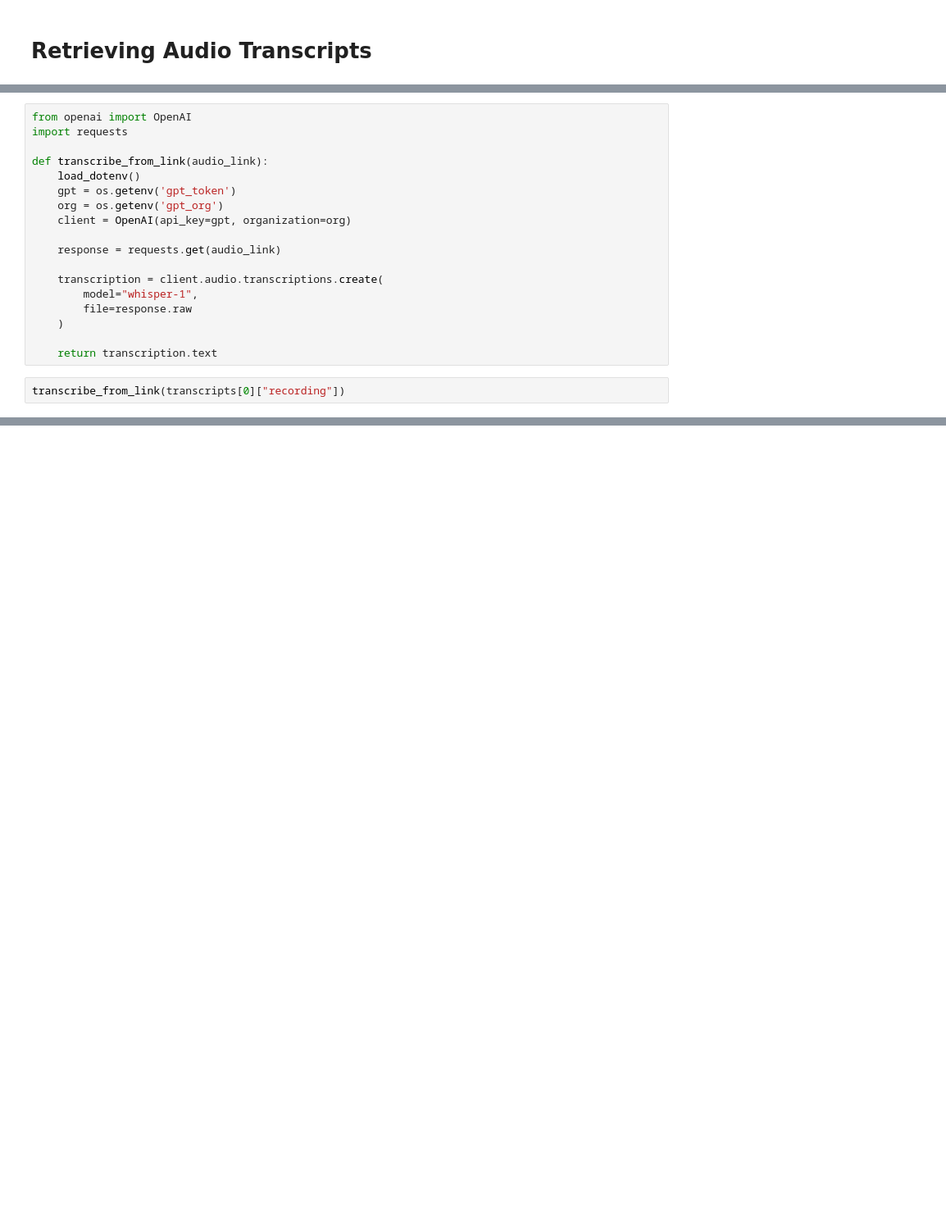
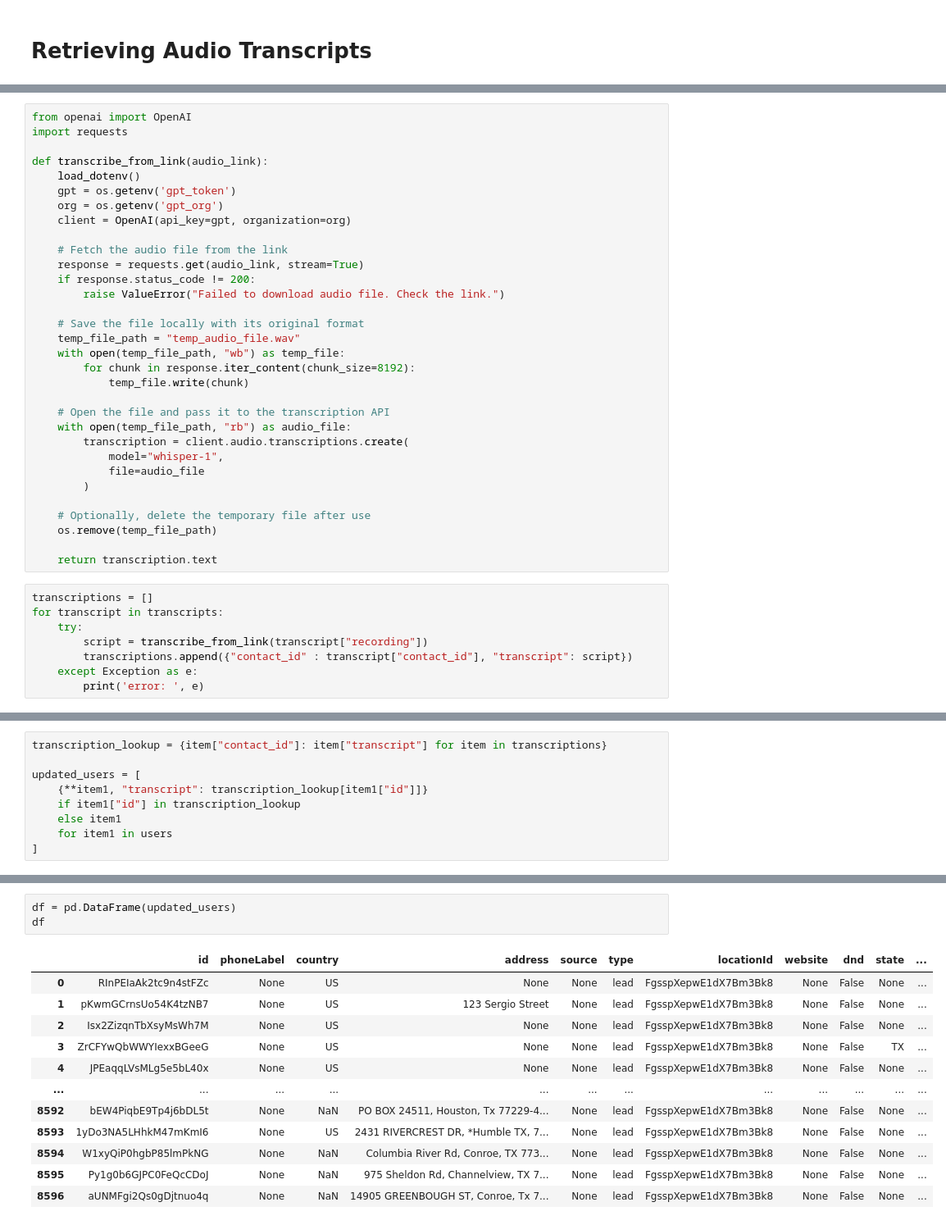
Before and after one commit to zamieabdullah/CallData, a Jupyter notebook: local/GHL.ipynb, the cells around one changed output, grey strips where cells are left out. Shown at 82% size. Cells and saved outputs as stored; diff of their text form; blank space fills up the shorter version.

```diff
--- a/local/GHL.ipynb
+++ b/local/GHL.ipynb
@@ -375,14 +375,34 @@ def transcribe_from_link(audio_link):
     org = os.getenv('gpt_org')
     client = OpenAI(api_key=gpt, organization=org)
 
-    response = requests.get(audio_link)
+    # Fetch the audio file from the link
+    response = requests.get(audio_link, stream=True)
+    if response.status_code != 200:
+        raise ValueError("Failed to download audio file. Check the link.")
 
-    transcription = client.audio.transcriptions.create(
-        model="whisper-1",
-        file=response.raw
-    )
+    # Save the file locally with its original format
+    temp_file_path = "temp_audio_file.wav"
+    with open(temp_file_path, "wb") as temp_file:
+        for chunk in response.iter_content(chunk_size=8192):
+            temp_file.write(chunk)
+
+    # Open the file and pass it to the transcription API
+    with open(temp_file_path, "rb") as audio_file:
+        transcription = client.audio.transcriptions.create(
+            model="whisper-1",
+            file=audio_file
+        )
+
+    # Optionally, delete the temporary file after use
+    os.remove(temp_file_path)
 
     return transcription.text
 # %%
-transcribe_from_link(transcripts[0]["recording"])
+transcriptions = []
+for transcript in transcripts:
+    try:
+        script = transcribe_from_link(transcript["recording"])
+        transcriptions.append({"contact_id" : transcript["contact_id"], "transcript": script})
+    except Exception as e:
+        print('error: ', e)
 # %% [output]
@@ -389,0 +434,9 @@ InternalServerError: Error code: 500 - {'error': {'message': 'Internal server er
+# %%
+transcription_lookup = {item["contact_id"]: item["transcript"] for item in transcriptions}
+
+updated_users = [
+    {**item1, "transcript": transcription_lookup[item1["id"]]}
+    if item1["id"] in transcription_lookup
+    else item1
+    for item1 in users
+]
@@ -389,0 +660,16 @@ InternalServerError: Error code: 500 - {'error': {'message': 'Internal server er
+# %%
+df = pd.DataFrame(updated_users)
+df
+# %% [output]
+|  | id | phoneLabel | country | address | source | type | locationId | website | dnd | state | ... |
+| 0 | RInPEIaAk2tc9n4stFZc | None | US | None | None | lead | FgsspXepwE1dX7Bm3Bk8 | None | False | None | ... |
+| 1 | pKwmGCrnsUo54K4tzNB7 | None | US | 123 Sergio Street | None | lead | FgsspXepwE1dX7Bm3Bk8 | None | False | None | ... |
+| 2 | Isx2ZizqnTbXsyMsWh7M | None | US | None | None | lead | FgsspXepwE1dX7Bm3Bk8 | None | False | None | ... |
+| 3 | ZrCFYwQbWWYIexxBGeeG | None | US | None | None | lead | FgsspXepwE1dX7Bm3Bk8 | None | False | TX | ... |
+| 4 | JPEaqqLVsMLg5e5bL40x | None | US | None | None | lead | FgsspXepwE1dX7Bm3Bk8 | None | False | None | ... |
+| ... | ... | ... | ... | ... | ... | ... | ... | ... | ... | ... | ... |
+| 8592 | bEW4PiqbE9Tp4j6bDL5t | None | NaN | PO BOX 24511, Houston, Tx 77229-4... | None | lead | FgsspXepwE1dX7Bm3Bk8 | None | False | None | ... |
+| 8593 | 1yDo3NA5LHhkM47mKmI6 | None | US | 2431 RIVERCREST DR, *Humble TX, 7... | None | lead | FgsspXepwE1dX7Bm3Bk8 | None | False | None | ... |
+| 8594 | W1xyQiP0hgbP85lmPkNG | None | NaN | Columbia River Rd, Conroe, TX 773... | None | lead | FgsspXepwE1dX7Bm3Bk8 | None | False | None | ... |
+| 8595 | Py1g0b6GJPC0FeQcCDoJ | None | NaN | 975 Sheldon Rd, Channelview, TX 7... | None | lead | FgsspXepwE1dX7Bm3Bk8 | None | False | None | ... |
+| 8596 | aUNMFgi2Qs0gDjtnuo4q | None | NaN | 14905 GREENBOUGH ST, Conroe, Tx 7... | None | lead | FgsspXepwE1dX7Bm3Bk8 | None | False | None | ... |
```
Also changed, not shown: parts of 11 cells of this notebook.
